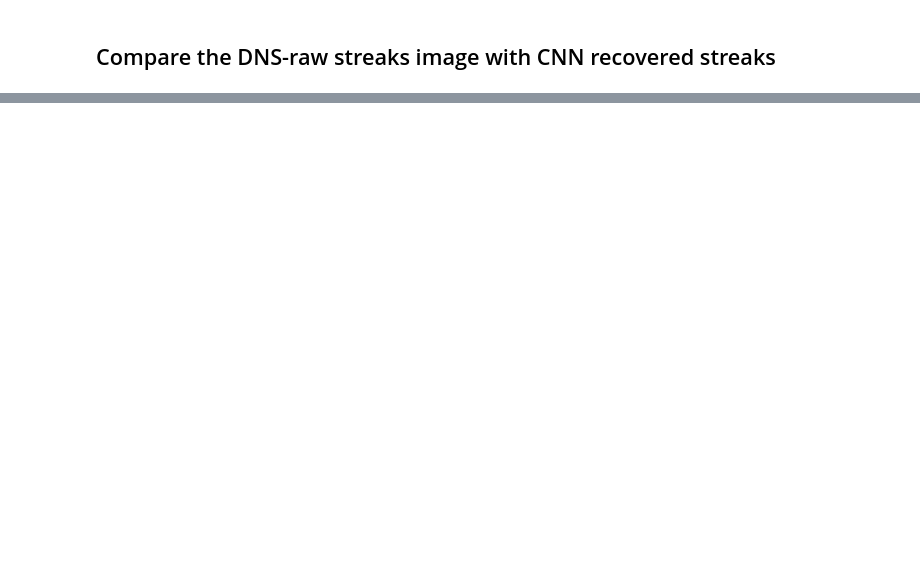
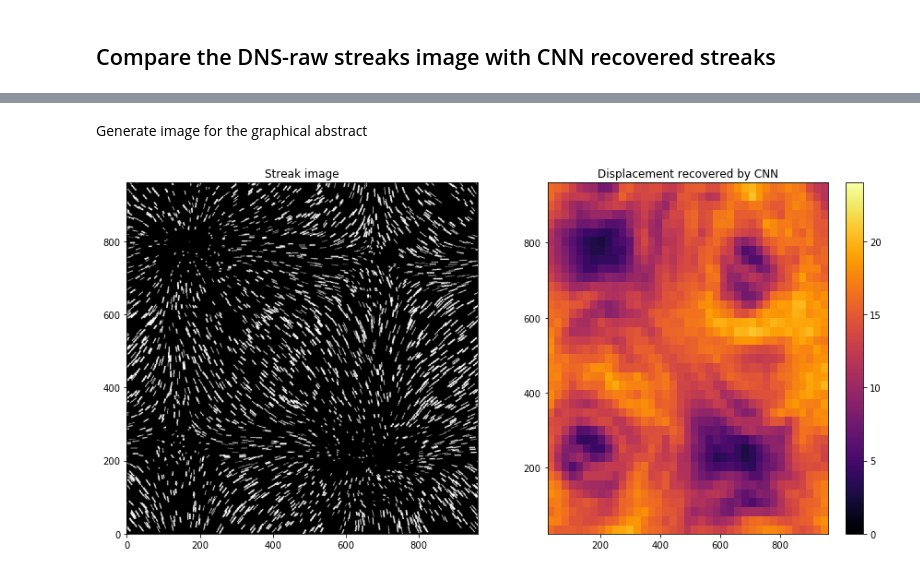
Before and after one commit to agrayver/streakcnn, a Jupyter notebook: test_CNN_on_DNS_pytorch.ipynb, the cells around one changed output, grey strips where cells are left out. Drawn from its saved outputs; the diff is of its cells as text; code cells hidden in the pictures; blank space fills up the shorter version.

Commit message:
Add graphical abstract

```diff
--- a/test_CNN_on_DNS_pytorch.ipynb
+++ b/test_CNN_on_DNS_pytorch.ipynb
@@ -367,0 +368,19 @@ show()
+# %% [markdown]
+Generate image for the graphical abstract
+# %%
+fig = figure(figsize=(15,7))
+ax =fig.add_subplot(1,2,1)
+imshow((myImages[iImage,0,:,:]), origin='lower')
+ax.set_xlim(0, 960)
+ax.set_ylim(0, 960)
+title('Streak image')
+
+ax = fig.add_subplot(1,2,2)
+
+title('Displacement recovered by CNN')
+pcolormesh(xdns,ydns,meanDisplacementCNN,vmin=0,vmax=maxDisplacement,cmap='inferno')
+
+savefig('paper/graphical_abstract.png', dpi=300, format='png', bbox_inches='tight', pad_inches=0)
+show()
+# %% [output]
+[figure, added]
```
Also changed, not shown: parts of 8 cells of this notebook, 4 other files.
